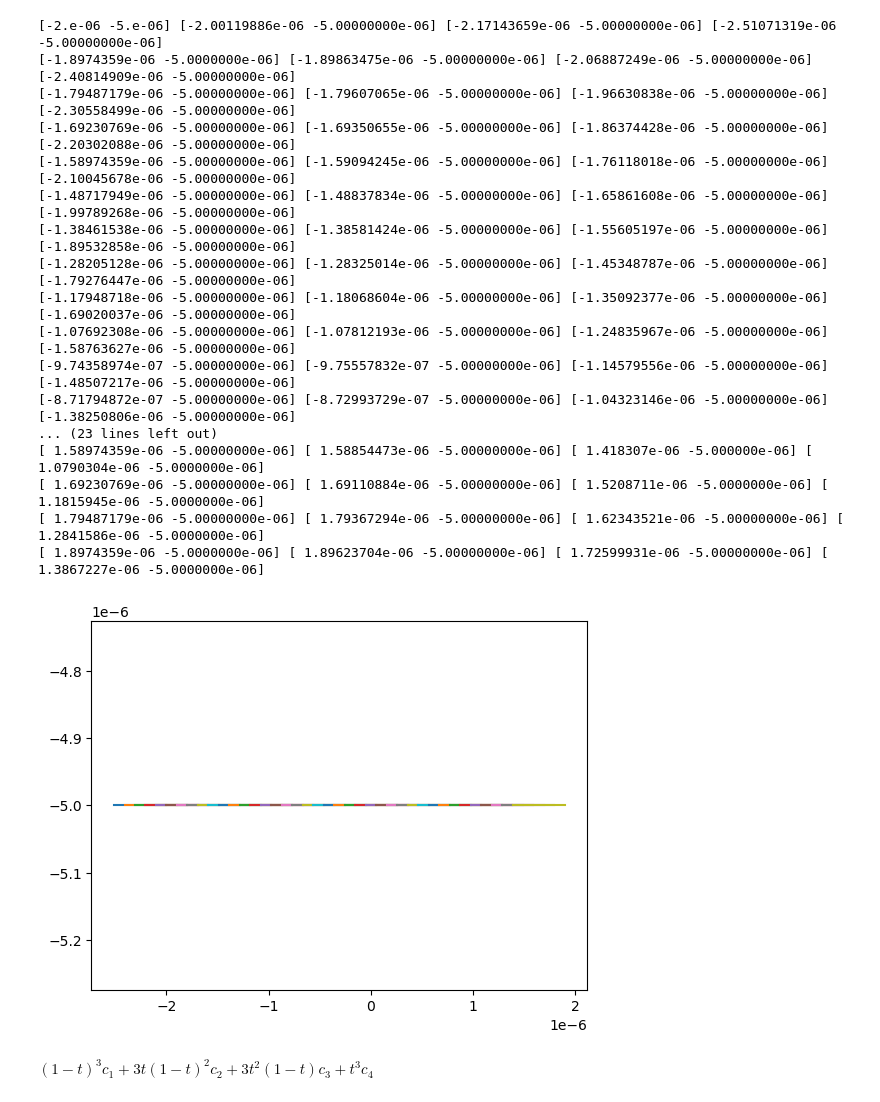
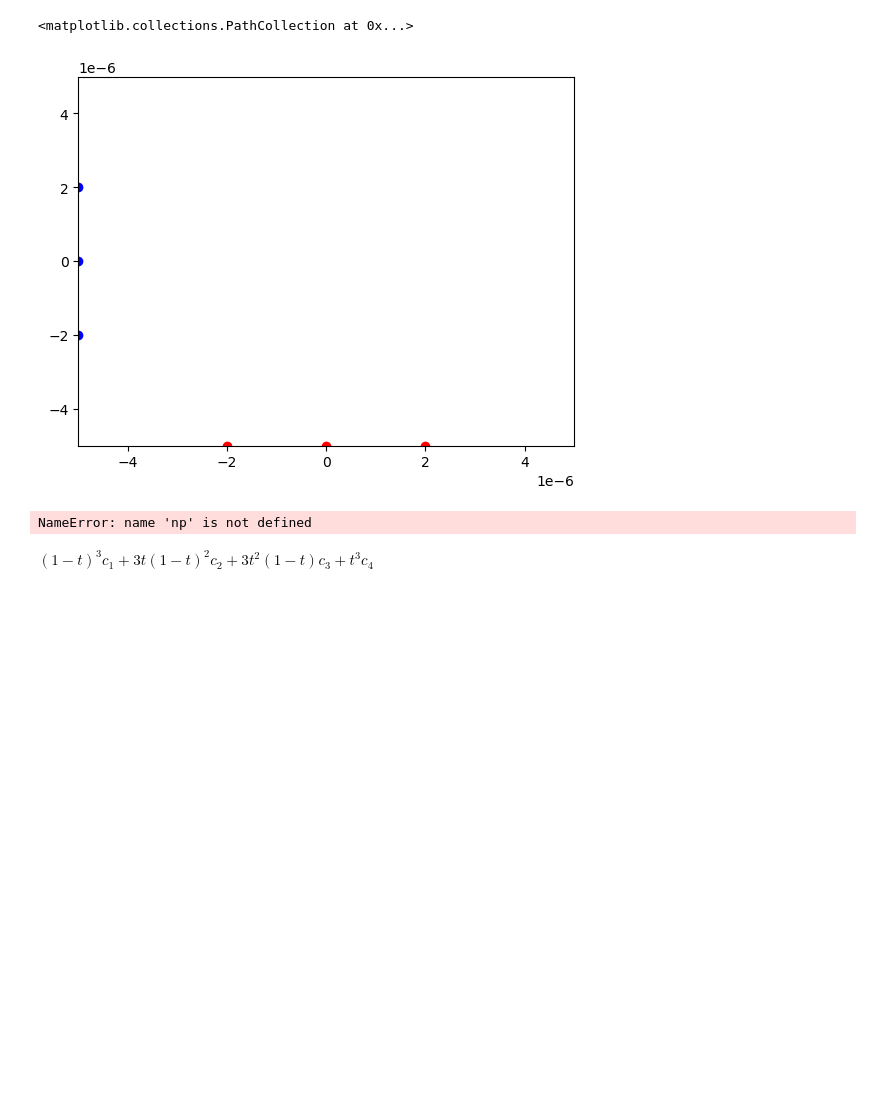
Before and after one commit to cepheid42/cuCBET, a Jupyter notebook: scratch.ipynb, the cells around one changed output. Drawn from its saved outputs; the diff is of its cells as text; code cells hidden in the pictures; blank space fills up the shorter version.

```diff
--- a/scratch.ipynb
+++ b/scratch.ipynb
@@ -3,6 +3,41 @@ import numpy as np
 import matplotlib.pyplot as plt
 import mpl_toolkits.mplot3d.axes3d as a3d
 %matplotlib inline
+# %%
+nx = 10
+ny = 10
+
+xy_min = np.asarray([-5.0E-6, -5.0E-6])
+xy_max = np.asarray([5.0E-6, 5.0E-6])
+
+dx = (xy_max[0] - xy_min[0]) / (nx - 1)
+dy = (xy_max[1] - xy_min[1]) / (ny - 1)
+
+beam_radius = 2.0E-6
+
+nrays = np.floor((2 * beam_radius) / dx).astype(int)
+dr = 2 * beam_radius / (nrays - 1)
+
+beam0_norm = np.asarray([0.0, 1.0])
+beam1_norm = np.asarray([1.0, 0.0])
+
+beam0 = np.asarray([xy_min * beam0_norm for _ in range(nrays)])
+beam1 = np.asarray([xy_min * beam1_norm for _ in range(nrays)])
+
+for r in range(nrays):
+    beam0[r, 0] = -beam_radius + r * dr
+    beam1[r, 1] = -beam_radius + r * dr
+
+
+fig, ax = plt.subplots(1, 1)
+ax.set_xlim((xy_min[0], xy_max[0]))
+ax.set_ylim((xy_min[1], xy_max[1]))
+
+plt.scatter(beam0[:, 0], beam0[:, 1], color='r')
+plt.scatter(beam1[:, 0], beam1[:, 1], color='b')
+# %% [output]
+<matplotlib.collections.PathCollection at 0x...>
+[figure, added]
 # %%
 # beam0 = np.genfromtxt('./outputs/beam_0.csv', dtype=np.float64, delimiter=',').reshape(-1, 4, 2)
 beam1 = np.genfromtxt('./outputs/beam_1.csv', dtype=np.float64, delimiter=',').reshape(-1, 4, 2)
@@ -40,24 +75,7 @@ rays1 = np.asarray(rays1)
 for r in rays1:
   plt.plot(r[:, 0], r[:, 1])
 # %% [output]
-[-2.e-06 -5.e-06] [-2.00119886e-06 -5.00000000e-06] [-2.17143659e-06 -5.00000000e-06] [-2.51071319e-06 -5.00000000e-06]
-[-1.8974359e-06 -5.0000000e-06] [-1.89863475e-06 -5.00000000e-06] [-2.06887249e-06 -5.00000000e-06] [-2.40814909e-06 -5.00000000e-06]
-[-1.79487179e-06 -5.00000000e-06] [-1.79607065e-06 -5.00000000e-06] [-1.96630838e-06 -5.00000000e-06] [-2.30558499e-06 -5.00000000e-06]
-[-1.69230769e-06 -5.00000000e-06] [-1.69350655e-06 -5.00000000e-06] [-1.86374428e-06 -5.00000000e-06] [-2.20302088e-06 -5.00000000e-06]
-[-1.58974359e-06 -5.00000000e-06] [-1.59094245e-06 -5.00000000e-06] [-1.76118018e-06 -5.00000000e-06] [-2.10045678e-06 -5.00000000e-06]
-[-1.48717949e-06 -5.00000000e-06] [-1.48837834e-06 -5.00000000e-06] [-1.65861608e-06 -5.00000000e-06] [-1.99789268e-06 -5.00000000e-06]
-[-1.38461538e-06 -5.00000000e-06] [-1.38581424e-06 -5.00000000e-06] [-1.55605197e-06 -5.00000000e-06] [-1.89532858e-06 -5.00000000e-06]
-[-1.28205128e-06 -5.00000000e-06] [-1.28325014e-06 -5.00000000e-06] [-1.45348787e-06 -5.00000000e-06] [-1.79276447e-06 -5.00000000e-06]
-[-1.17948718e-06 -5.00000000e-06] [-1.18068604e-06 -5.00000000e-06] [-1.35092377e-06 -5.00000000e-06] [-1.69020037e-06 -5.00000000e-06]
-[-1.07692308e-06 -5.00000000e-06] [-1.07812193e-06 -5.00000000e-06] [-1.24835967e-06 -5.00000000e-06] [-1.58763627e-06 -5.00000000e-06]
-[-9.74358974e-07 -5.00000000e-06] [-9.75557832e-07 -5.00000000e-06] [-1.14579556e-06 -5.00000000e-06] [-1.48507217e-06 -5.00000000e-06]
-[-8.71794872e-07 -5.00000000e-06] [-8.72993729e-07 -5.00000000e-06] [-1.04323146e-06 -5.00000000e-06] [-1.38250806e-06 -5.00000000e-06]
-... (23 lines left out)
-[ 1.58974359e-06 -5.00000000e-06] [ 1.58854473e-06 -5.00000000e-06] [ 1.418307e-06 -5.000000e-06] [ 1.0790304e-06 -5.0000000e-06]
-[ 1.69230769e-06 -5.00000000e-06] [ 1.69110884e-06 -5.00000000e-06] [ 1.5208711e-06 -5.0000000e-06] [ 1.1815945e-06 -5.0000000e-06]
-[ 1.79487179e-06 -5.00000000e-06] [ 1.79367294e-06 -5.00000000e-06] [ 1.62343521e-06 -5.00000000e-06] [ 1.2841586e-06 -5.0000000e-06]
-[ 1.8974359e-06 -5.0000000e-06] [ 1.89623704e-06 -5.00000000e-06] [ 1.72599931e-06 -5.00000000e-06] [ 1.3867227e-06 -5.0000000e-06]
+NameError: name 'np' is not defined
-[figure, removed]
 # %% [markdown]
 $\left(1-t\right)^{3}c_{1}+3t\left(1-t\right)^{2}c_{2}+3t^{2}\left(1-t\right)c_{3}+t^{3}c_{4}$
 # %%
```
Also changed, not shown: 4 other files.
